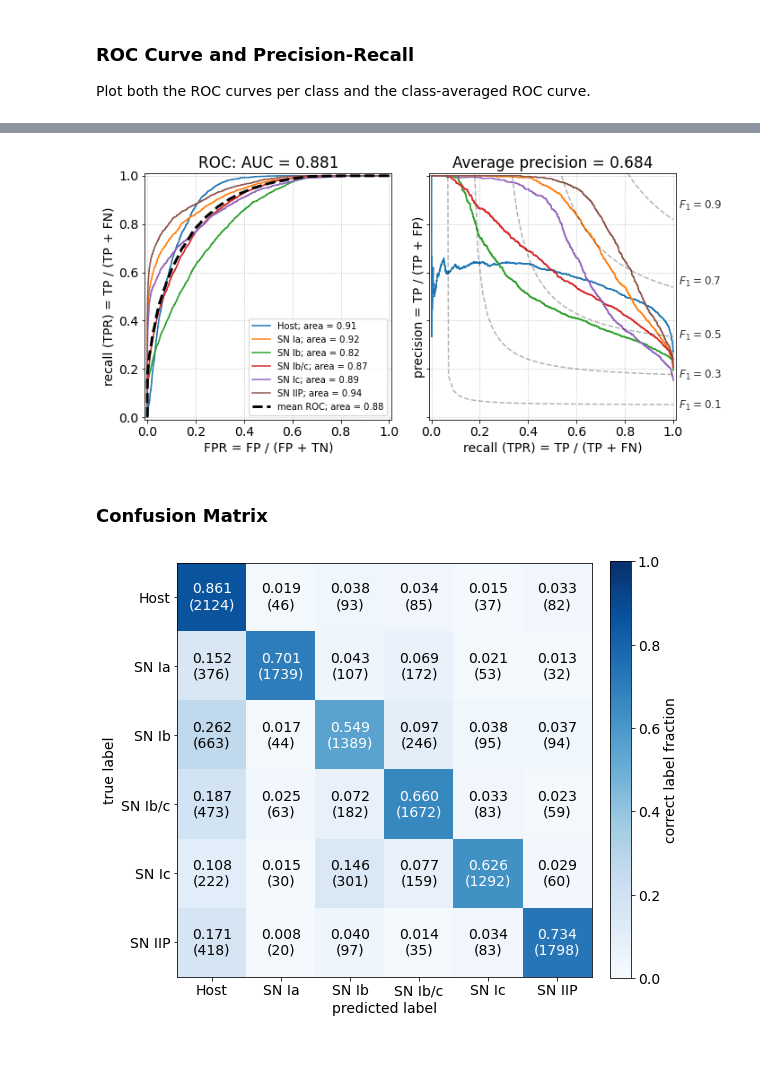
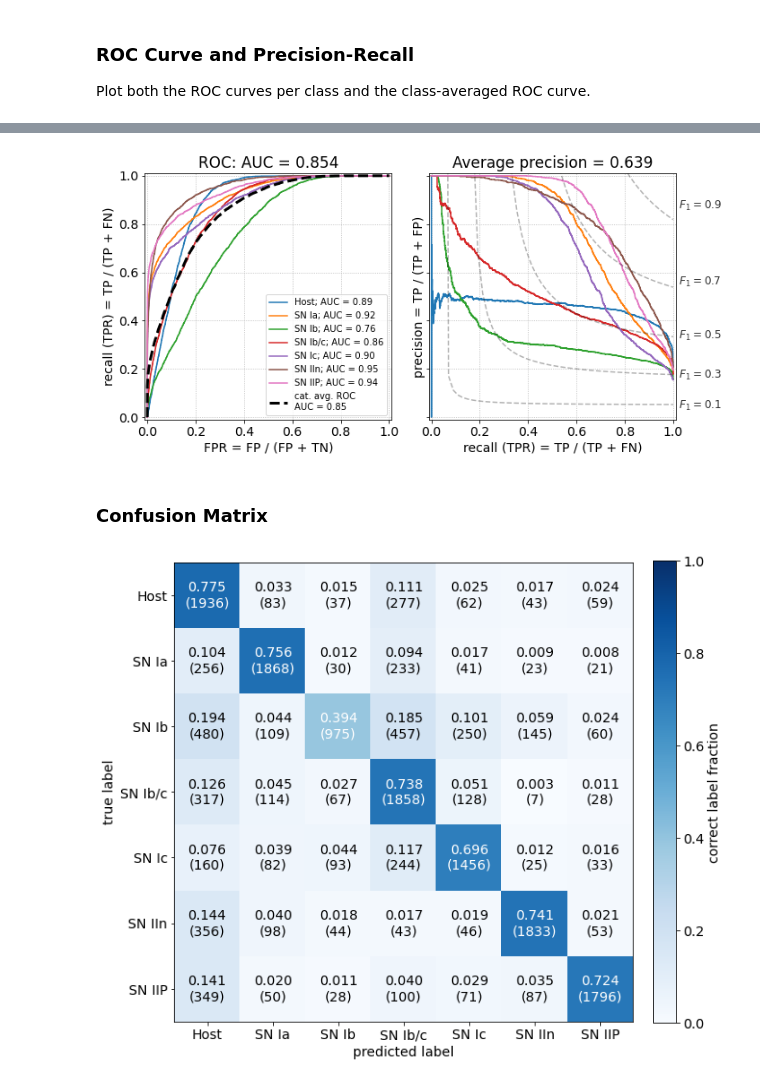
Before and after one commit to desihub/timedomain, a Jupyter notebook: desitrip/docs/nb/cnn_multilabel-restframe.ipynb, the cells around one changed output, grey strips where cells are left out. Saved outputs shown, nothing was run; the diff lists cells and outputs as text; code cells hidden in the pictures; blank space fills up the shorter version.

```diff
--- a/desitrip/docs/nb/cnn_multilabel-restframe.ipynb
+++ b/desitrip/docs/nb/cnn_multilabel-restframe.ipynb
@@ -101,6 +105,7 @@ nsnia, nbins  = snia_flux.shape
 nsnib, nbins  = snib_flux.shape
 nsnibc, nbins = snibc_flux.shape
 nsnic, nbins  = snic_flux.shape
+nsniin, nbins = sniin_flux.shape
 nsniip, nbins = sniip_flux.shape
-nhost, nsnia, nsnib, nsnibc, nsnic, nsniip, nbins
+nhost, nsnia, nsnib, nsnibc, nsnic, nsniin, nsniip, nbins
 # %% [output]
@@ -108,7 +113,7 @@ nhost, nsnia, nsnib, nsnibc, nsnic, nsniip, nbins
 # %% [markdown]
 ### Plot Spectra to Check Output
 # %%
-fig, axes = plt.subplots(2,3, figsize=(14,8), sharex=True, sharey=True)
+fig, axes = plt.subplots(3,3, figsize=(14,11), sharex=True, sharey=True)
 axes = axes.flatten()
 
 for i in range(0,500):
@@ -129,6 +134,9 @@ for i in range(0,500):
     ax.plot(snic_flux[i], alpha=0.2)
 
     ax = axes[5]
+    ax.plot(sniin_flux[i], alpha=0.2)
+
+    ax = axes[6]
     ax.plot(sniip_flux[i], alpha=0.2)
 
 axes[0].set_title('host spectra')
@@ -136,7 +144,11 @@ axes[1].set_title('host + SN Ia spectra')
 axes[2].set_title('host + SN Ib spectra')
 axes[3].set_title('host + SN Ib/c spectra')
 axes[4].set_title('host + SN Ic spectra')
-axes[5].set_title('host + SN IIP spectra')
+axes[5].set_title('host + SN IIn spectra')
+axes[6].set_title('host + SN IIP spectra')
+
+axes[7].axis('off')
+axes[8].axis('off')
 
 fig.tight_layout()
 # %% [output]
@@ -156,6 +169,7 @@ x = np.concatenate([host_flux,
                     snib_flux,
                     snibc_flux,
                     snic_flux,
+                    sniin_flux,
                     sniip_flux
                    ]).reshape(-1, nbins, 1)
 
@@ -164,6 +178,7 @@ labels = ['Host',
           'SN Ib',
           'SN Ib/c',
           'SN Ic',
+          'SN IIn',
           'SN IIP']
 ntypes = len(labels)
 
@@ -176,7 +191,8 @@ y = to_categorical(
                         np.full(nsnib, 2),
                         np.full(nsnibc, 3),
                         np.full(nsnic, 4),
-                        np.full(nsniip, 5)
+                        np.full(nsniin, 5),
+                        np.full(nsniip, 6)
                        ]))
 # %%
 x.shape, y.shape
@@ -411,7 +429,7 @@ for i in range(ntypes):
     roc_auc = auc(fpr[i], tpr[i])
 
     ax = axes[0]
-    ax.plot(fpr[i], tpr[i], label='{}; area = {:.2f}'.format(labels[i], roc_auc))
+    ax.plot(fpr[i], tpr[i], label='{}; AUC = {:.2f}'.format(labels[i], roc_auc))
     ax.grid(ls=':')
 
     pre, rec, _ = precision_recall_curve(y_test[:,i], y_pred[:,i])
@@ -431,7 +449,7 @@ roc_auc_macro = auc(fpr['macro'], tpr['macro'])
 
 ax = axes[0]
 ax.plot(fpr['macro'], tpr['macro'], lw=3, ls='--', color='k',
-        label='mean ROC; area = {:.2f}'.format(roc_auc_macro))
+        label='cat. avg. ROC\nAUC = {:.2f}'.format(roc_auc_macro))
 ax.set(xlim=(-0.01,1.01), xlabel='FPR = FP / (FP + TN)',
        ylim=(-0.01,1.01), ylabel='recall (TPR) = TP / (TP + FN)',
        title='ROC: AUC = {:.3f}'.format(roc_auc_macro),
@@ -454,7 +472,7 @@ ax.set(xlabel='recall (TPR) = TP / (TP + FN)',
 
 fig.tight_layout()
 # %% [output]
-[figure, old version]
+[figure, new version]
 # %% [markdown]
 ### Confusion Matrix
 # %%
@@ -465,28 +483,28 @@ from sklearn.metrics import confusion_matrix
 cm = confusion_matrix(y_test.argmax(axis=1), y_pred.argmax(axis=1))
 cmnorm = cm.astype('float') / cm.sum(axis=1)[:, np.newaxis]
 # %%
-fig, ax = plt.subplots(1,1, figsize=(8,7))
+fig, ax = plt.subplots(1,1, figsize=(9,8))
 
 im = ax.imshow(cmnorm, cmap='Blues', vmin=0, vmax=1)
 cb = ax.figure.colorbar(im, ax=ax, fraction=0.046, pad=0.04)
 cb.set_label('correct label fraction')
 
 ax.set(aspect='equal',
        xlabel='predicted label',
        xticks=np.arange(cm.shape[1]),
        xticklabels=labels,
        ylabel='true label',
        yticks=np.arange(cm.shape[1]),
        yticklabels=labels)
 
 thresh = 0.5*cm.max()
 for i in range(cm.shape[0]):
     for j in range(cm.shape[1]):
         ax.text(j, i, '{:.3f}\n({:d})'.format(cmnorm[i,j], cm[i,j]),
                 ha='center', va='center',
                 color='black' if cm[i,j] < thresh else 'white')
 
 fig.tight_layout()
 # %% [output]
-[figure, old version]
+[figure, new version]
 # %%
```
Also changed, not shown: parts of 13 cells of this notebook.
